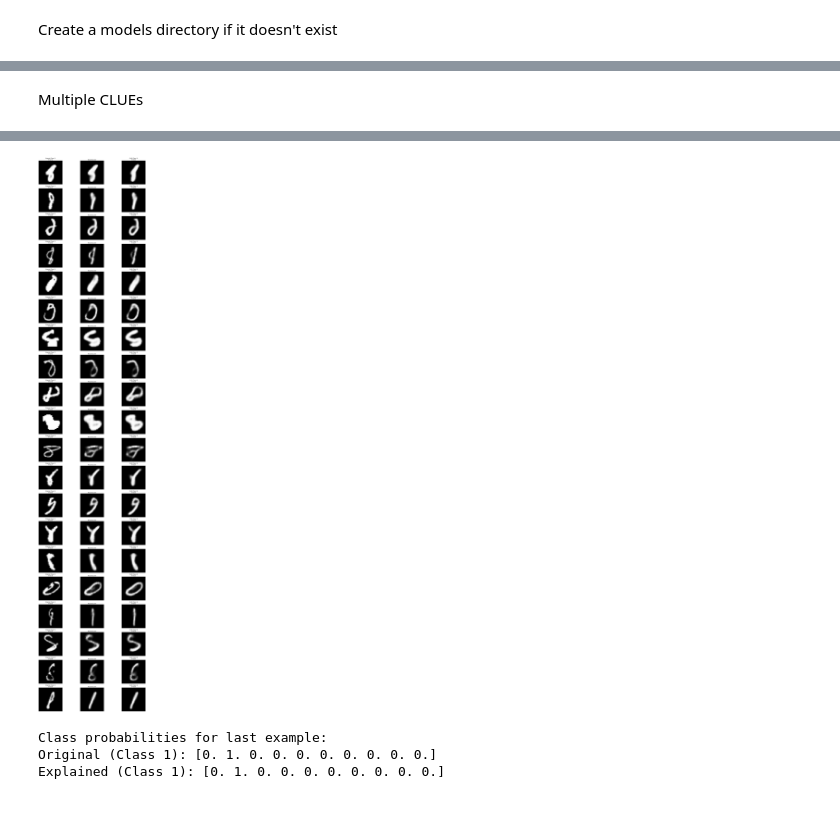
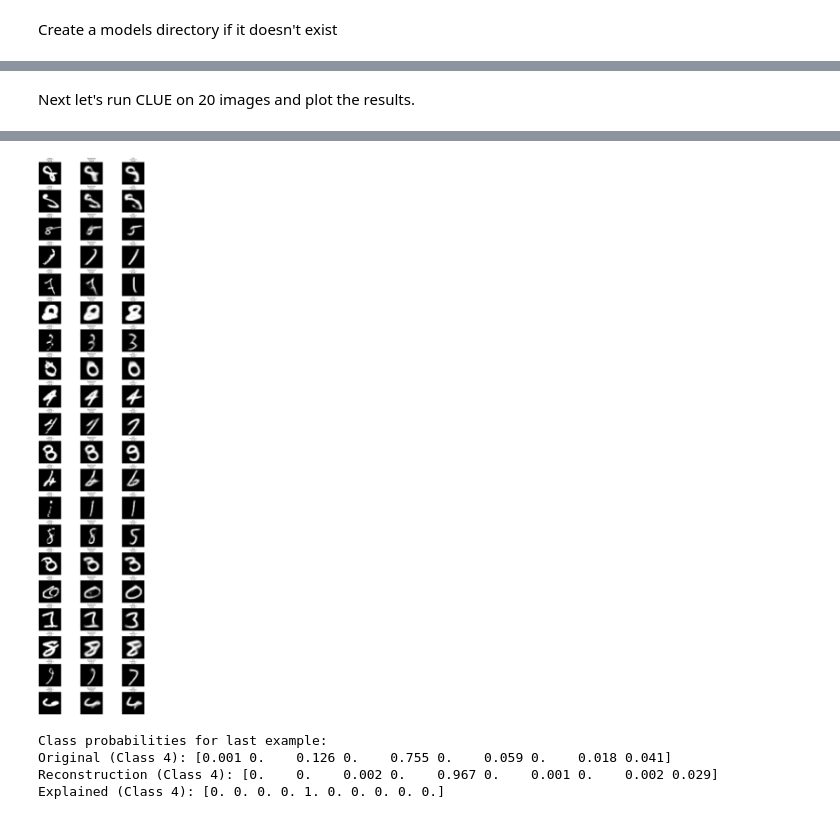
Before and after one commit to confinlay/Bayesian-CE, a Jupyter notebook: MyImplementation/testing_notebooks/test-old-clue.ipynb, the cells around one changed output, grey strips where cells are left out. Saved outputs shown, nothing was run; the diff lists cells and outputs as text; code cells hidden in the pictures.

```diff
--- a/MyImplementation/testing_notebooks/test-old-clue.ipynb
+++ b/MyImplementation/testing_notebooks/test-old-clue.ipynb
@@ -40,7 +40,10 @@ Load the Datasets
 # Load the MNIST dataset
 transform = transforms.Compose([transforms.ToTensor()])
 trainset = torchvision.datasets.MNIST(root='../data', train=True, download=True, transform=transform)
+testset = torchvision.datasets.MNIST(root='../data', train=False, download=True, transform=transform)
+
 trainloader = torch.utils.data.DataLoader(trainset, batch_size=64, shuffle=True, num_workers=2)
+testloader = torch.utils.data.DataLoader(testset, batch_size=64, shuffle=False, num_workers=2)
 # %% [markdown]
 Set the latent dimension
 # %%
@@ -49,4 +52,5 @@ latent_dim = 256
 Create a models directory if it doesn't exist
 # %%
 # Create models directory if it doesn't exist
-os.makedirs('models', exist_ok=True)
+os.makedirs('../model_saves', exist_ok=True)
+model_saves_path = '../model_saves'
@@ -55,13 +61,10 @@ os.makedirs('models', exist_ok=True)
 # %%
-from MyImplementation.models.mnist_classifier import MNISTClassifier
-from MyImplementation.models.mnist_vae import VAE
+from models.mnist_classifier import MNISTClassifier
+from models.mnist_vae import VAE
 
 classifier = MNISTClassifier(device=device)
 vae = VAE(latent_dim=latent_dim, device=device)
 
-classifier.load_state_dict(torch.load('models/mnist_classifier.pth', map_location=device))
-vae.load_state_dict(torch.load('models/mnist_vae.pth', map_location=device))
-
-classifier.eval()
-vae.eval()
+classifier.load_state_dict(torch.load(os.path.join(model_saves_path, 'mnist_classifier.pth'), map_location=device))
+vae.load_state_dict(torch.load(os.path.join(model_saves_path, 'mnist_vae.pth'), map_location=device))
 # %% [output]
@@ -299,11 +286,11 @@ Explained: [1. 0. 0. 0. 0. 0. 0. 0. 0. 0.]
-# %% [markdown]
-Multiple CLUEs
+# %% [markdown]
+Next let's run CLUE on 20 images and plot the results.
 # %%
 # Import and reload modules
 import importlib
-import MyImplementation.clue.simple_base_clue as simple_base_clue
+import clue.simple_base_clue as simple_base_clue
 importlib.reload(simple_base_clue)
-from MyImplementation.clue.simple_base_clue import SimpleCLUE
+from clue.simple_base_clue import SimpleCLUE
 
 # Get 20 most uncertain images and generate CLUEs for each
 plt.figure(figsize=(20, 80))  # Increased height significantly to give more space per row
@@ -311,14 +298,19 @@ plt.figure(figsize=(20, 80))  # Increased height significantly to give more spac
 for i in range(20):
     # Get uncertain image and its latent representation
     uncertain_idx = sorted_data_indices[i]
-    uncertain_image, _ = trainset[uncertain_idx]
+    uncertain_image, _ = testset[uncertain_idx]
     uncertain_image = uncertain_image.to(device).unsqueeze(0)
 
-    # Get latent representation
+    # Get latent representation and original predictions
     classifier.eval()
     vae.eval()
     with torch.no_grad():
         z0, _ = vae.encode(uncertain_image)
+        # Get predictions for original image
+        original_logits = classifier(uncertain_image)
+        original_probs = torch.nn.functional.softmax(original_logits, dim=1)
+        original_entropy = -(original_probs * torch.log(original_probs + 1e-10)).sum()
+        original_class = torch.argmax(original_probs).item()
 
     # Initialize and run CLUE
     clue = SimpleCLUE(
@@ -326,7 +318,7 @@ for i in range(20):
         classifier=classifier,
         z0=z0,
         uncertainty_weight=1.0,
-        distance_weight=0.5,
+        distance_weight=0.02,
         lr=0.1,
         device=device
     )
@@ -337,32 +329,32 @@ for i in range(20):
         original_recon = vae.decode(z0)
         clue_recon = vae.decode(z_explained)
 
-        # Get predictions and uncertainties
-        original_logits = classifier(original_recon)
+        # Get predictions and uncertainties for reconstructions
+        recon_logits = classifier(original_recon)
         explained_logits = classifier(clue_recon)
-        original_probs = torch.nn.functional.softmax(original_logits, dim=1)
+        recon_probs = torch.nn.functional.softmax(recon_logits, dim=1)
         explained_probs = torch.nn.functional.softmax(explained_logits, dim=1)
-        original_entropy = -(original_probs * torch.log(original_probs + 1e-10)).sum()
+        recon_entropy = -(recon_probs * torch.log(recon_probs + 1e-10)).sum()
         explained_entropy = -(explained_probs * torch.log(explained_probs + 1e-10)).sum()
 
         # Get predicted classes
-        original_class = torch.argmax(original_probs).item()
+        recon_class = torch.argmax(recon_probs).item()
         explained_class = torch.argmax(explained_probs).item()
 
     # Plot this example
     plt.subplot(20, 3, 3*i+1)
     plt.imshow(uncertain_image[0,0].cpu(), cmap='gray')
-    plt.title(f'Original (Class {original_class})\nH={original_entropy:.2f}', fontsize=12)
+    plt.title(f'Original\nPredicted: {original_class}\nH={original_entropy:.2f}', fontsize=12)
     plt.axis('off')
 
     plt.subplot(20, 3, 3*i+2)
     plt.imshow(original_recon[0,0].cpu().detach(), cmap='gray')
-    plt.title('Reconstruction', fontsize=12)
+    plt.title(f'Reconstruction\nPredicted: {recon_class}\nH={recon_entropy:.2f}', fontsize=12)
     plt.axis('off')
 
     plt.subplot(20, 3, 3*i+3)
     plt.imshow(clue_recon[0,0].cpu().detach(), cmap='gray')
-    plt.title(f'CLUE (Class {explained_class})\nH={explained_entropy:.2f}', fontsize=12)
+    plt.title(f'CLUE\nPredicted: {explained_class}\nH={explained_entropy:.2f}', fontsize=12)
     plt.axis('off')
 
 plt.tight_layout()
@@ -371,5 +363,6 @@ plt.show()
 # Print probabilities for last example
 print("\nClass probabilities for last example:")
 print("Original (Class {}):".format(original_class), original_probs.cpu().numpy()[0].round(3))
+print("Reconstruction (Class {}):".format(recon_class), recon_probs.cpu().numpy()[0].round(3))
 print("Explained (Class {}):".format(explained_class), explained_probs.cpu().numpy()[0].round(3))
 # %% [output]
@@ -393,4 +386,5 @@ Step 19: Loss: 0.0353, Entropy: 0.0016, Distance: 0.0674
-[figure, old version]
+[figure, new version]
 Class probabilities for last example:
-Original (Class 1): [0. 1. 0. 0. 0. 0. 0. 0. 0. 0.]
-Explained (Class 1): [0. 1. 0. 0. 0. 0. 0. 0. 0. 0.]
+Original (Class 4): [0.001 0.    0.126 0.    0.755 0.    0.059 0.    0.018 0.041]
+Reconstruction (Class 4): [0.    0.    0.002 0.    0.967 0.    0.001 0.    0.002 0.029]
+Explained (Class 4): [0. 0. 0. 0. 1. 0. 0. 0. 0. 0.]
```
Also changed, not shown: parts of 16 cells of this notebook, 14 other files.
